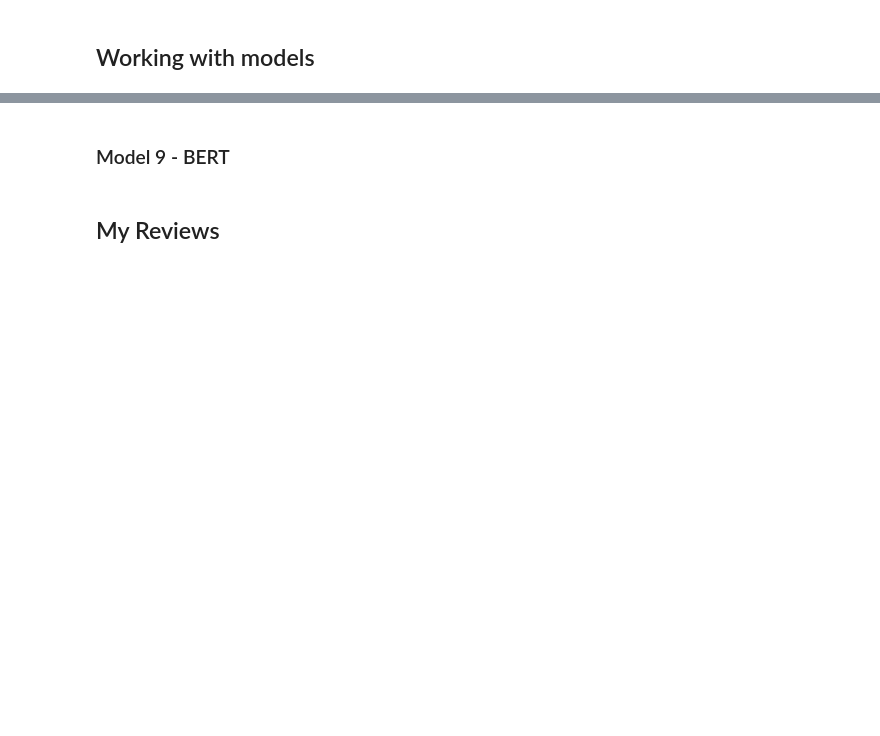
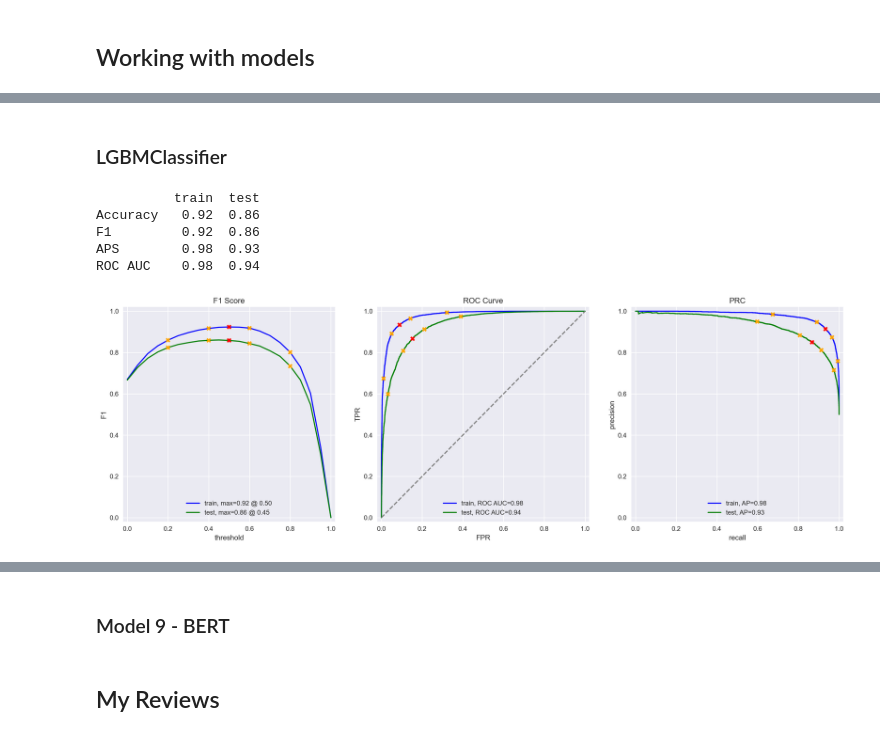
Before and after one commit to IMMontoya/sentiment_analysis_with_natural_language_processing, a Jupyter notebook: nlp_analysis_movie_reviews.ipynb, the cells around one changed output, grey strips where cells are left out. Cells and saved outputs as stored; diff of their text form; code cells hidden in the pictures; blank space fills up the shorter version.

```diff
--- a/nlp_analysis_movie_reviews.ipynb
+++ b/nlp_analysis_movie_reviews.ipynb
@@ -609,0 +692,18 @@ from lightgbm import LGBMClassifier
+# %% [markdown]
+### LGBMClassifier
+# %%
+# Define the model
+model = LGBMClassifier(random_state=12345)
+
+# Fit the model
+model.fit(X_train, train_target)
+
+# Evaluate the model
+lgbm_results = (model, evaluate_model(model, X_train, train_target, X_test, test_target))
+# %% [output]
+          train  test
+Accuracy   0.92  0.86
+F1         0.92  0.86
+APS        0.98  0.93
+ROC AUC    0.98  0.94
+[figure, added]
```
Also changed, not shown: parts of 27 cells of this notebook.
